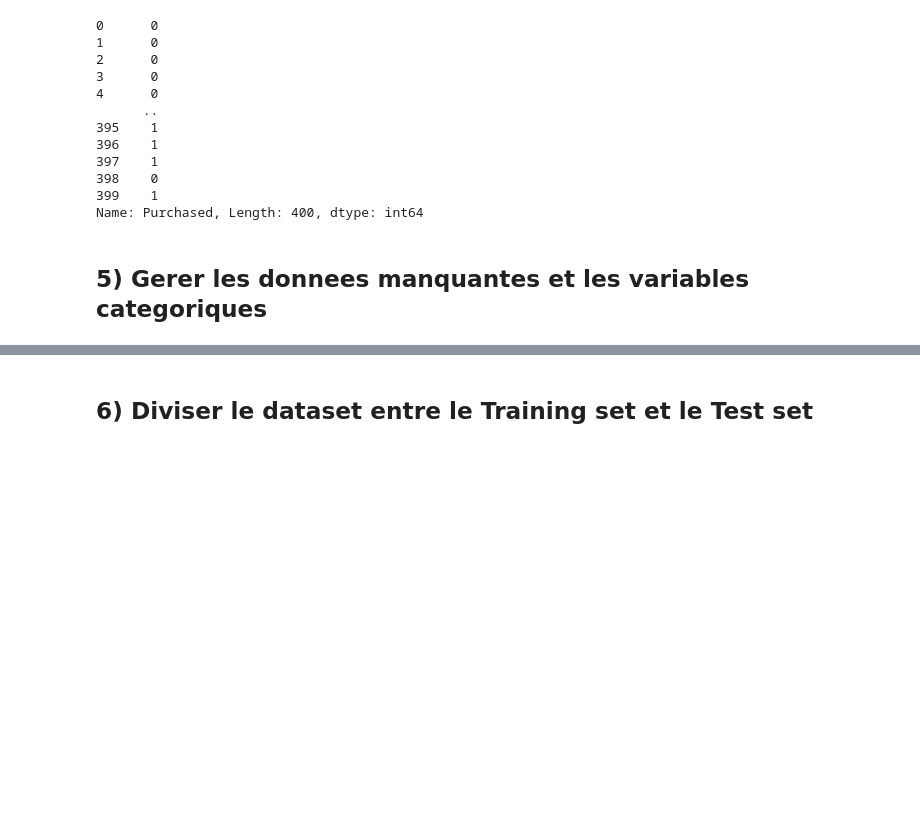
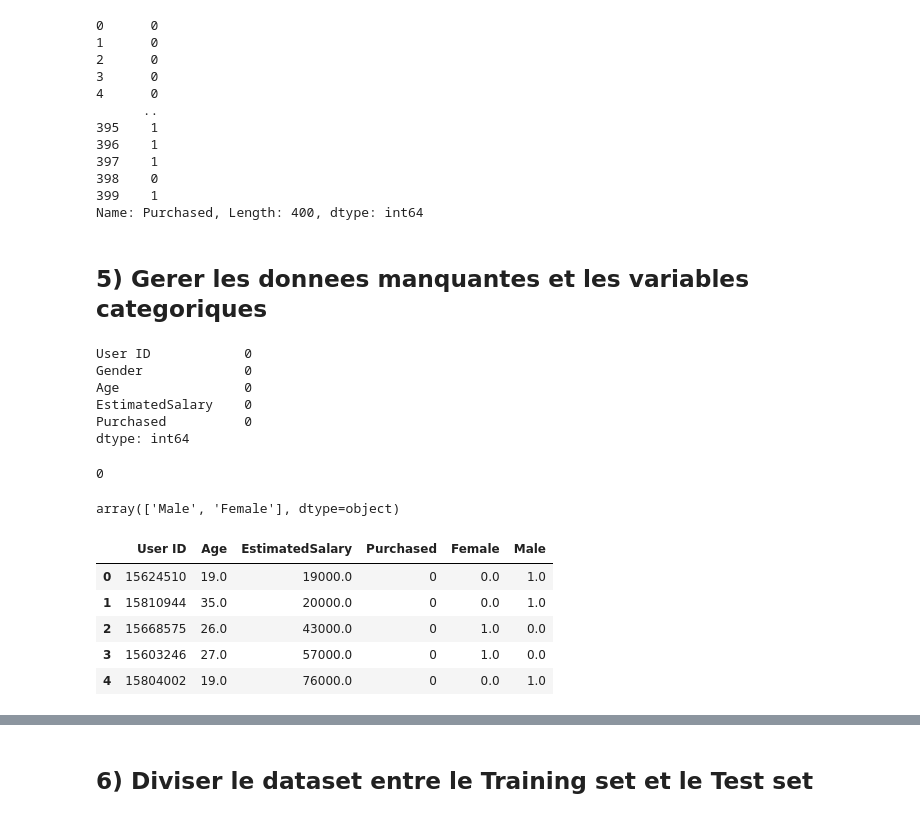
Before and after one commit to Haytham-HK/ensa-year1-portfolio, a Jupyter notebook: 06-Machine Learning/TP 2 : Classification/tp_2_classification.ipynb, the cells around one changed output, grey strips where cells are left out. Cells and saved outputs as stored; diff of their text form; code cells hidden in the pictures; blank space fills up the shorter version.

```diff
--- a/06-Machine Learning/TP 2 : Classification/tp_2_classification.ipynb
+++ b/06-Machine Learning/TP 2 : Classification/tp_2_classification.ipynb
@@ -68,3 +68,37 @@ print(y)
 Name: Purchased, Length: 400, dtype: int64
 # %% [markdown]
 ## 5) Gerer les donnees manquantes et les variables categoriques
+# %%
+print(dataset.isnull().sum()) # no null values
+# %% [output]
+User ID            0
+Gender             0
+Age                0
+EstimatedSalary    0
+Purchased          0
+dtype: int64
+# %%
+print(dataset.duplicated().sum()) # no dublicated values
+# %% [output]
+0
+# %%
+dataset["Gender"].unique() #see if there is typos
+# %% [output]
+array(['Male', 'Female'], dtype=object)
+# %%
+
+# change male female to 0 and 1
+encoder = OneHotEncoder()
+transformed_data = encoder.fit_transform(dataset[['Gender']])
+
+
+dataset[encoder.categories_[0]] = transformed_data.toarray()
+dataset.drop('Gender', axis=1, inplace=True)
+dataset.head()
+# %% [output]
+|  | User ID | Age | EstimatedSalary | Purchased | Female | Male |
+| 0 | 15624510 | 19.0 | 19000.0 | 0 | 0.0 | 1.0 |
+| 1 | 15810944 | 35.0 | 20000.0 | 0 | 0.0 | 1.0 |
+| 2 | 15668575 | 26.0 | 43000.0 | 0 | 1.0 | 0.0 |
+| 3 | 15603246 | 27.0 | 57000.0 | 0 | 1.0 | 0.0 |
+| 4 | 15804002 | 19.0 | 76000.0 | 0 | 0.0 | 1.0 |
```
Also changed, not shown: parts of 19 cells of this notebook.
